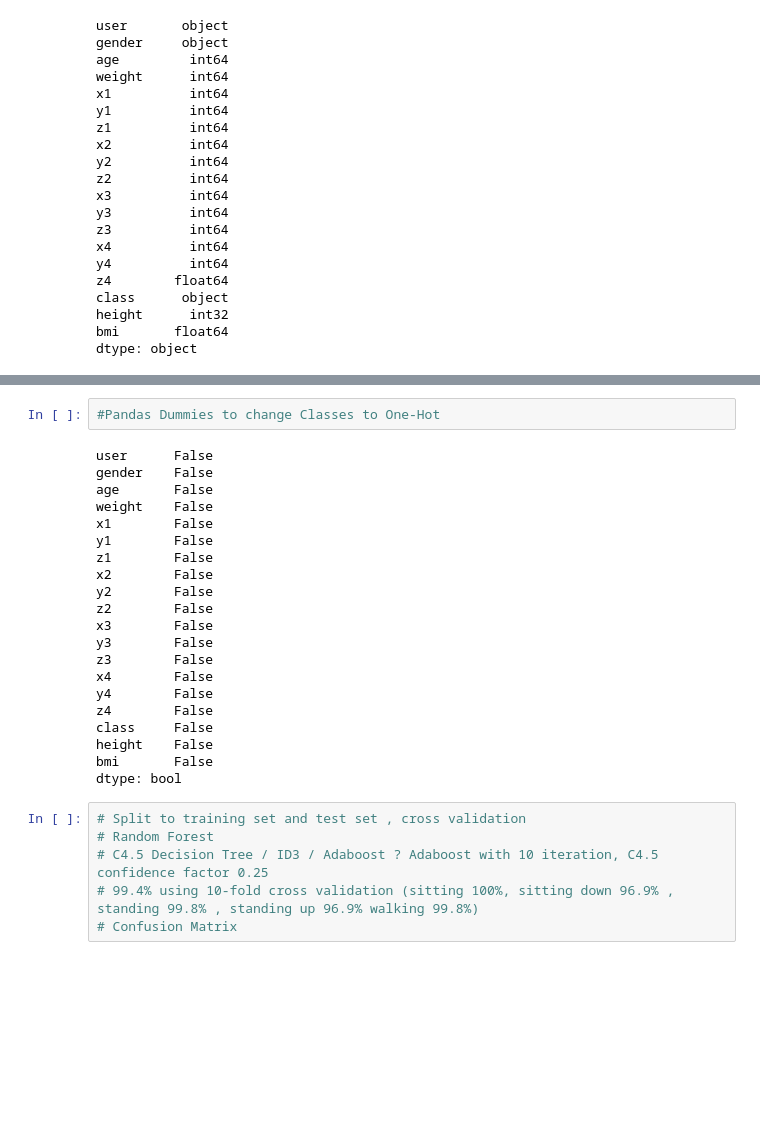
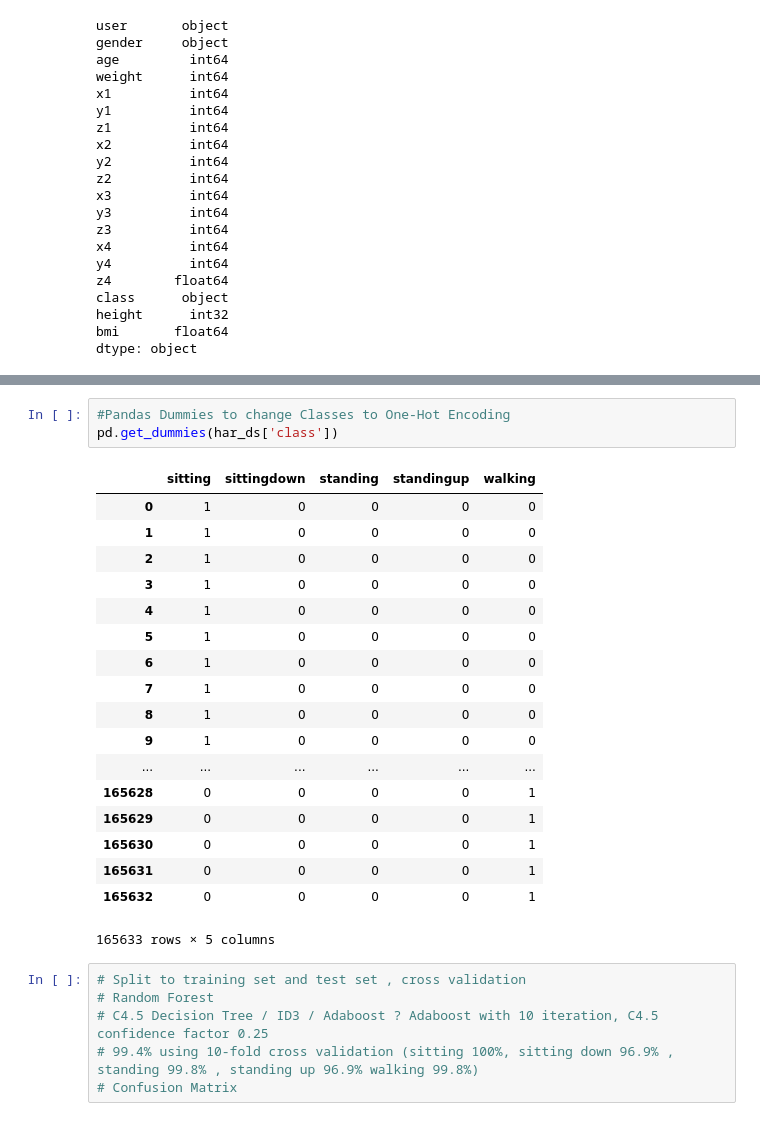
Before and after one commit to chenjennhaur/machinelearning, a Jupyter notebook: HAR.ipynb, the cells around one changed output, grey strips where cells are left out. Saved outputs shown, nothing was run; the diff lists cells and outputs as text; blank space fills up the shorter version.

```diff
--- a/HAR.ipynb
+++ b/HAR.ipynb
@@ -129,26 +126,25 @@ har_ds_new.isnull().any()
 # %%
-#Pandas Dummies to change Classes to One-Hot
+#Pandas Dummies to change Classes to One-Hot Encoding
+pd.get_dummies(har_ds['class'])
 # %% [output]
+|  | sitting | sittingdown | standing | standingup | walking |
+| 0 | 1 | 0 | 0 | 0 | 0 |
+| 1 | 1 | 0 | 0 | 0 | 0 |
+| 2 | 1 | 0 | 0 | 0 | 0 |
+| 3 | 1 | 0 | 0 | 0 | 0 |
+| 4 | 1 | 0 | 0 | 0 | 0 |
+| 5 | 1 | 0 | 0 | 0 | 0 |
+| 6 | 1 | 0 | 0 | 0 | 0 |
+| 7 | 1 | 0 | 0 | 0 | 0 |
+| 8 | 1 | 0 | 0 | 0 | 0 |
+| 9 | 1 | 0 | 0 | 0 | 0 |
+| ... | ... | ... | ... | ... | ... |
+| 165628 | 0 | 0 | 0 | 0 | 1 |
+| 165629 | 0 | 0 | 0 | 0 | 1 |
+| 165630 | 0 | 0 | 0 | 0 | 1 |
+| 165631 | 0 | 0 | 0 | 0 | 1 |
+| 165632 | 0 | 0 | 0 | 0 | 1 |
-user      False
-gender    False
-age       False
-weight    False
-x1        False
-y1        False
-z1        False
-x2        False
-y2        False
-z2        False
-x3        False
-y3        False
-z3        False
-x4        False
-y4        False
-z4        False
-class     False
-height    False
-bmi       False
-dtype: bool
+165633 rows × 5 columns
 # %%
 # Split to training set and test set , cross validation
 # Random Forest
```
Also changed, not shown: parts of 5 cells of this notebook.
